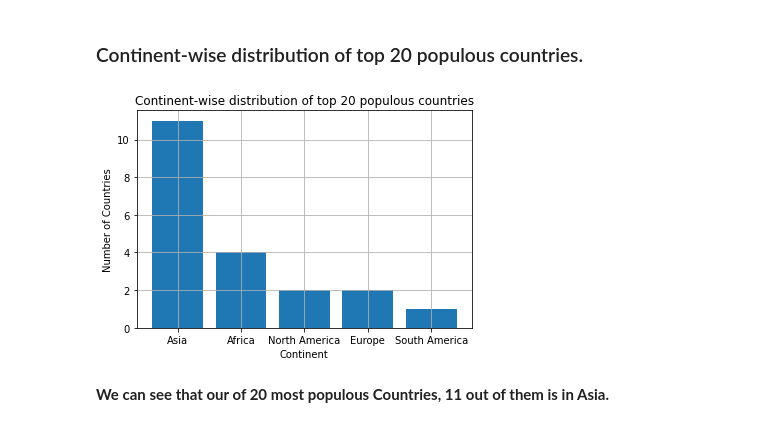
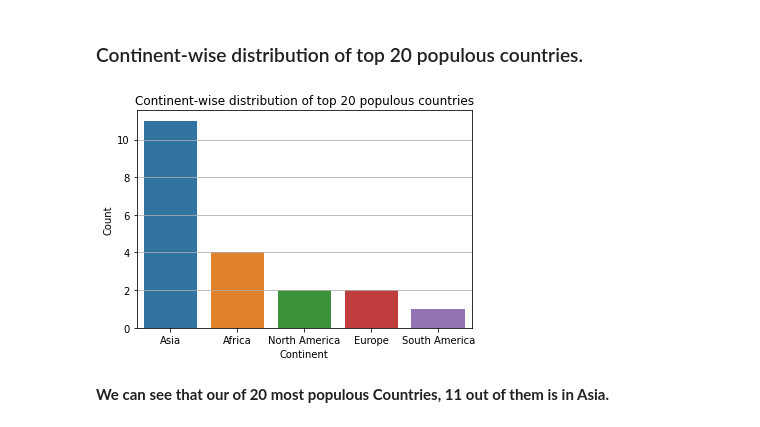
Before and after one commit to sankhadeepriju/Towards-Python-Data-Analysis, a Jupyter notebook: Data-Analysis World Population(1970-2022)/world-population-data-analysis-beginner.ipynb, the cells around one changed output. Saved outputs shown, nothing was run; the diff lists cells and outputs as text; code cells hidden in the pictures.

```diff
--- a/Data-Analysis World Population(1970-2022)[A Beginner's Approach]/world-population-data-analysis-beginner.ipynb
+++ b/Data-Analysis World Population(1970-2022)/world-population-data-analysis-beginner.ipynb
@@ -83,6 +83,7 @@ memory usage: 31.2+ KB
 # %%
 population_df.rename(columns = {'Density (per km²)':'Density (per sq. km)'}, inplace = True)
 population_df.rename(columns = {'Area (km²)':'Area (sq. km)'}, inplace = True)
+population_df.rename(columns = {'Country/Territory':'Country'}, inplace = True)
 population_df
 # %% [output]
 |  | Rank | CCA3 | Country | Capital | Continent | 2022 Population | 2020 Population | 2015 Population | ... |
@@ -168,12 +171,12 @@ sr_df
 # %%
 plt.figure(figsize=(6,4))
 plt.title('Continent-wise distribution of top 20 populous countries')
 plt.xlabel('Continent')
 plt.ylabel('Number of Countries')
 plt.grid(True)
-plt.bar(sr_df.Continent,sr_df.Count);
+sns.barplot(x = sr_df.Continent, y = sr_df.Count);
 # %% [output]
-[figure, old version]
+[figure, new version]
 # %% [markdown]
 **We can see that our of 20 most populous Countries, 11 out of them is in Asia.**
 # %% [markdown]
```
Also changed, not shown: parts of 21 cells of this notebook, 2 other files.
